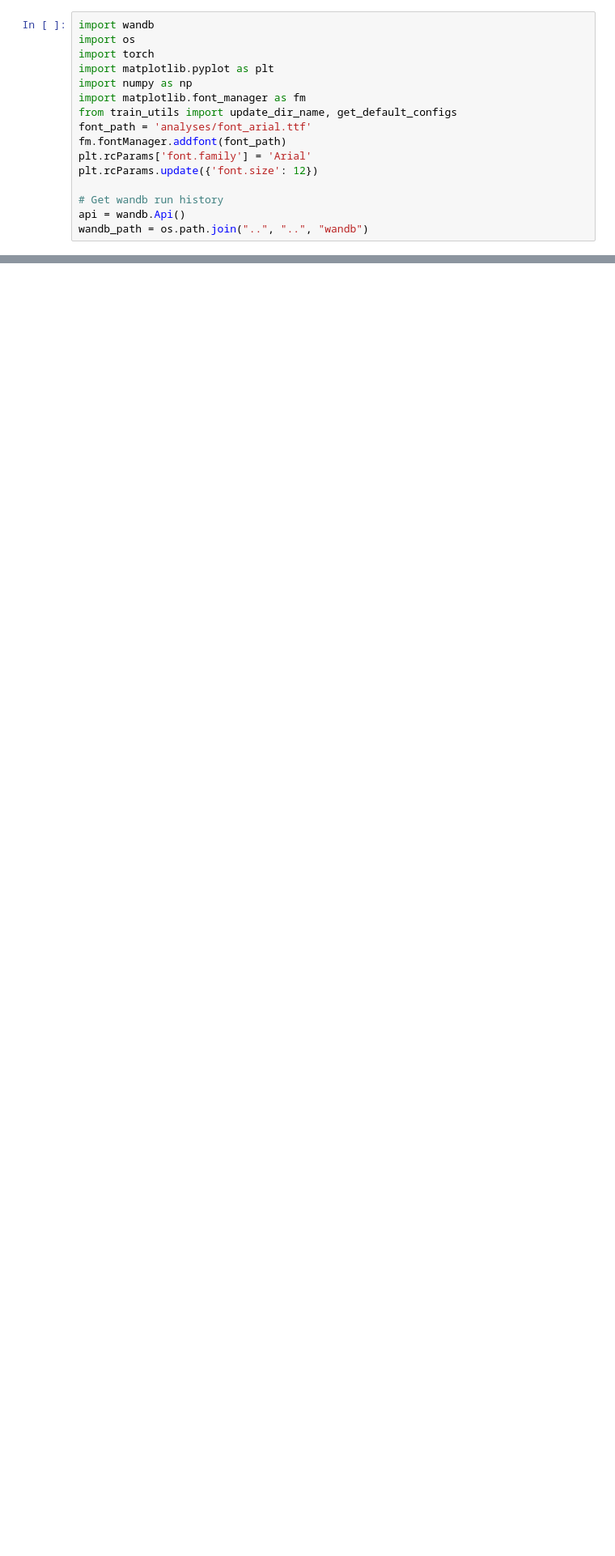
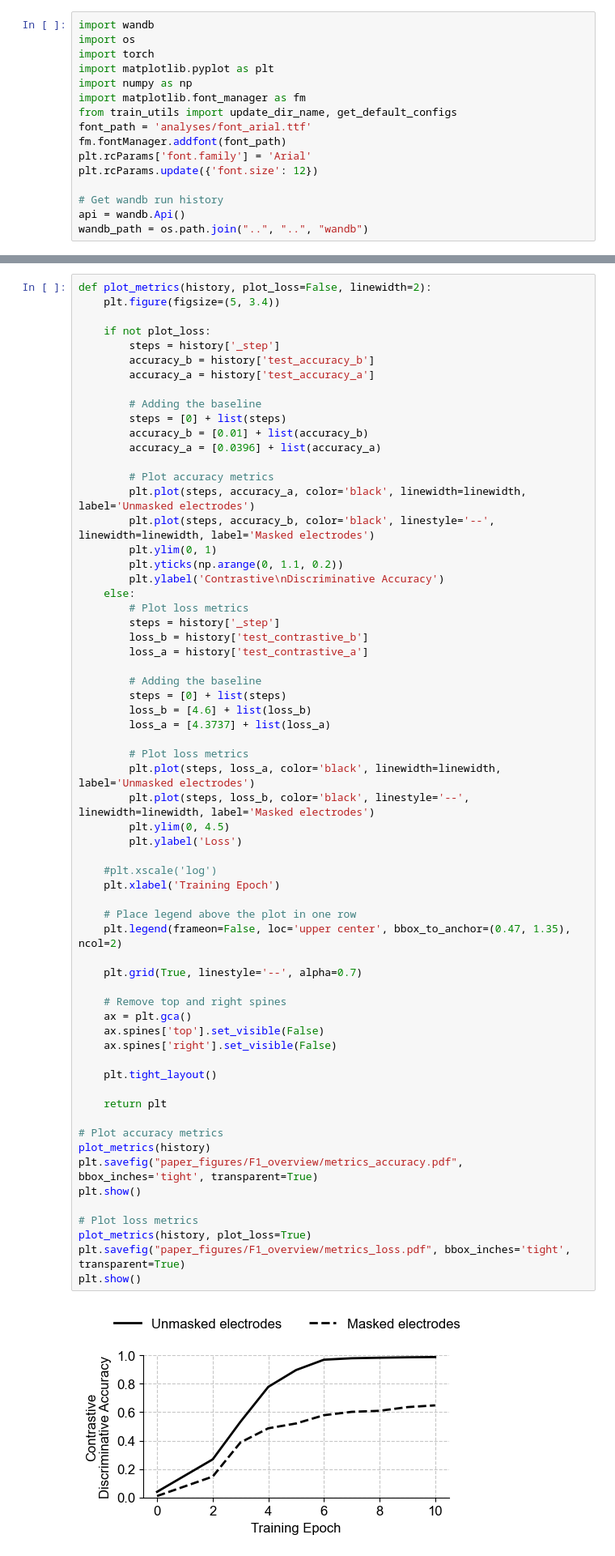
Before and after one commit to azaho/bfm, a Jupyter notebook: paper_figures/F1_overview/plot_metrics_over_time.ipynb, the cells around one changed output, grey strips where cells are left out. Shown: that part at 81% size. Drawn from its saved outputs; the diff is of its cells as text; blank space fills up the shorter version.

```diff
--- a/paper_figures/F1_overview/plot_metrics_over_time.ipynb
+++ b/paper_figures/F1_overview/plot_metrics_over_time.ipynb
@@ -75,0 +76,65 @@ plt.show()
+# %%
+def plot_metrics(history, plot_loss=False, linewidth=2):
+    plt.figure(figsize=(5, 3.4))
+
+    if not plot_loss:
+        steps = history['_step']
+        accuracy_b = history['test_accuracy_b']
+        accuracy_a = history['test_accuracy_a']
+
+        # Adding the baseline
+        steps = [0] + list(steps)
+        accuracy_b = [0.01] + list(accuracy_b)
+        accuracy_a = [0.0396] + list(accuracy_a)
+
+        # Plot accuracy metrics
+        plt.plot(steps, accuracy_a, color='black', linewidth=linewidth, label='Unmasked electrodes')
+        plt.plot(steps, accuracy_b, color='black', linestyle='--', linewidth=linewidth, label='Masked electrodes')
+        plt.ylim(0, 1)
+        plt.yticks(np.arange(0, 1.1, 0.2))
+        plt.ylabel('Contrastive\nDiscriminative Accuracy')
+    else:
+        # Plot loss metrics
+        steps = history['_step']
+        loss_b = history['test_contrastive_b']
+        loss_a = history['test_contrastive_a']
+
+        # Adding the baseline
+        steps = [0] + list(steps)
+        loss_b = [4.6] + list(loss_b)
+        loss_a = [4.3737] + list(loss_a)
+
+        # Plot loss metrics
+        plt.plot(steps, loss_a, color='black', linewidth=linewidth, label='Unmasked electrodes')
+        plt.plot(steps, loss_b, color='black', linestyle='--', linewidth=linewidth, label='Masked electrodes')
+        plt.ylim(0, 4.5)
+        plt.ylabel('Loss')
+
+    #plt.xscale('log')
+    plt.xlabel('Training Epoch')
+
+    # Place legend above the plot in one row
+    plt.legend(frameon=False, loc='upper center', bbox_to_anchor=(0.47, 1.35), ncol=2)
+
+    plt.grid(True, linestyle='--', alpha=0.7)
+
+    # Remove top and right spines
+    ax = plt.gca()
+    ax.spines['top'].set_visible(False)
+    ax.spines['right'].set_visible(False)
+
+    plt.tight_layout()
+
+    return plt
+
+# Plot accuracy metrics
+plot_metrics(history)
+plt.savefig("paper_figures/F1_overview/metrics_accuracy.pdf", bbox_inches='tight', transparent=True)
+plt.show()
+
+# Plot loss metrics
+plot_metrics(history, plot_loss=True)
+plt.savefig("paper_figures/F1_overview/metrics_loss.pdf", bbox_inches='tight', transparent=True)
+plt.show()
+# %% [output]
+[figure, added]
```
Also changed, not shown: parts of 3 cells of this notebook, 16 other files.
